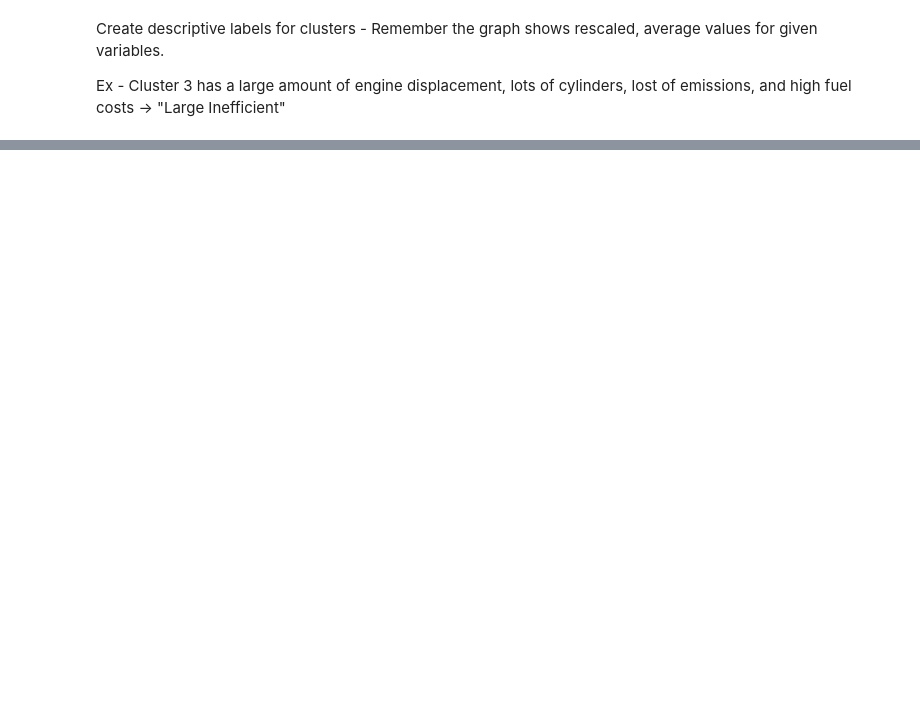
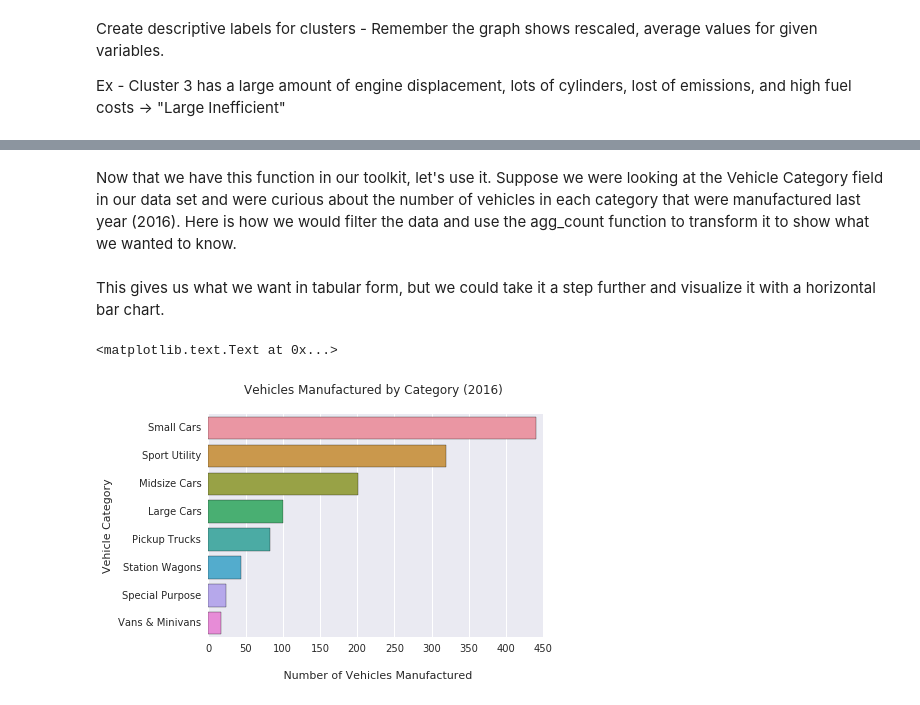
Before and after one commit to just4jc/Logistic-Regression-Using-CNNs, a Jupyter notebook: Data_Exploratory_Tool.ipynb, the cells around one changed output, grey strips where cells are left out. Drawn from its saved outputs; the diff is of its cells as text; code cells hidden in the pictures; blank space fills up the shorter version.

```diff
--- a/Data_Exploratory_Tool.ipynb
+++ b/Data_Exploratory_Tool.ipynb
@@ -396,0 +402,22 @@ vehicles.head()
+# %%
+def agg_count(df, group_field):
+    grouped = df.groupby(group_field, as_index=False).size()
+    grouped.sort(ascending = False)
+
+    grouped = pd.DataFrame(grouped).reset_index()
+    grouped.columns = [group_field, 'Count']
+    return grouped
+# %% [markdown]
+Now that we have this function in our toolkit, let's use it. Suppose we were looking at the Vehicle Category field in our data set and were curious about the number of vehicles in each category that were manufactured last year (2016). Here is how we would filter the data and use the agg_count function to transform it to show what we wanted to know.
+# %%
+vehicles_2016 = vehicles[vehicles['Year']==2016]
+category_counts = agg_count(vehicles_2016, 'Vehicle Category')
+# %% [markdown]
+This gives us what we want in tabular form, but we could take it a step further and visualize it with a horizontal bar chart.
+# %%
+ax = sns.barplot(data=category_counts, x='Count', y='Vehicle Category')
+ax.set(xlabel='\n Number of Vehicles Manufactured')
+sns.plt.title('Vehicles Manufactured by Category (2016) \n')
+# %% [output]
+<matplotlib.text.Text at 0x...>
+[figure, added]
```
Also changed, not shown: parts of 46 cells of this notebook.
